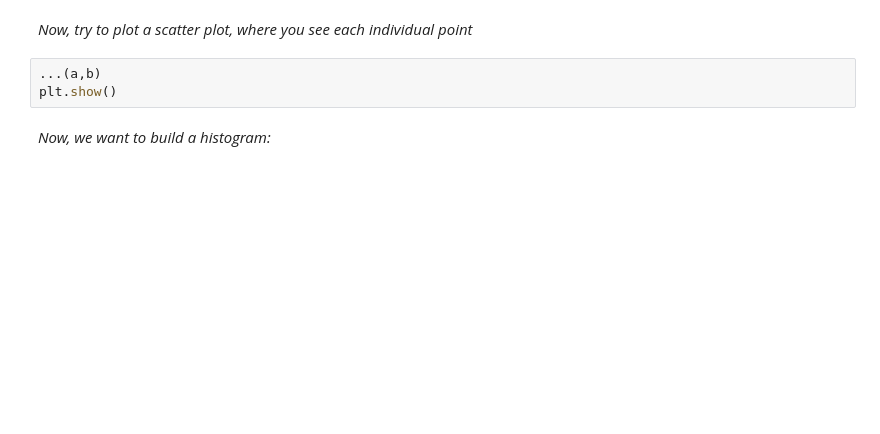
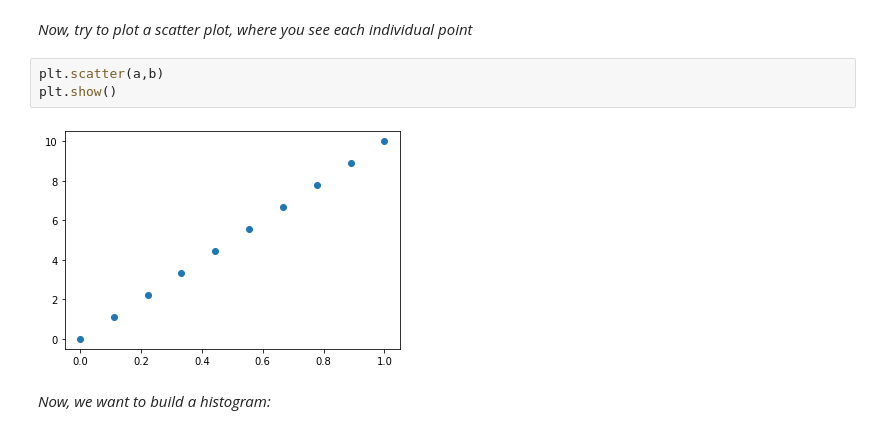
Before and after one commit to SvenjaHald/data_science_intros, a Jupyter notebook: Data_Science_for_Customer_Insights_Python_Introduction_Course.ipynb, the cells around one changed output. Cells and saved outputs as stored; diff of their text form; blank space fills up the shorter version.

```diff
--- a/Data_Science_for_Customer_Insights_Python_Introduction_Course.ipynb
+++ b/Data_Science_for_Customer_Insights_Python_Introduction_Course.ipynb
@@ -743,8 +880,10 @@ plt.show()
 # %% [markdown]
 *Now, try to plot a scatter plot, where you see each individual point*
 # %%
-...(a,b)
+plt.scatter(a,b)
 plt.show()
+# %% [output]
+[figure, added]
 # %% [markdown]
 *Now, we want to build a histogram:*
 # %%
```
Also changed, not shown: parts of 36 cells of this notebook.
